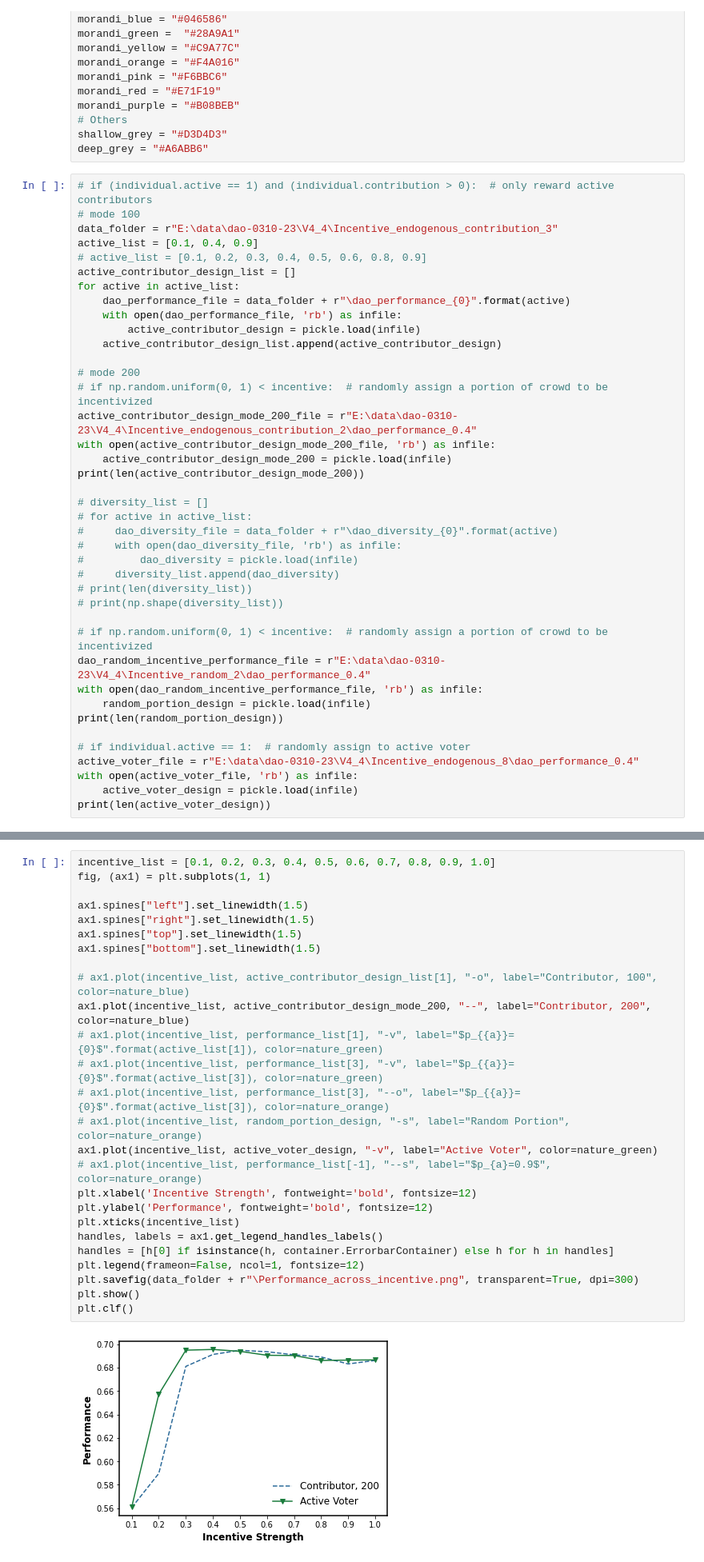
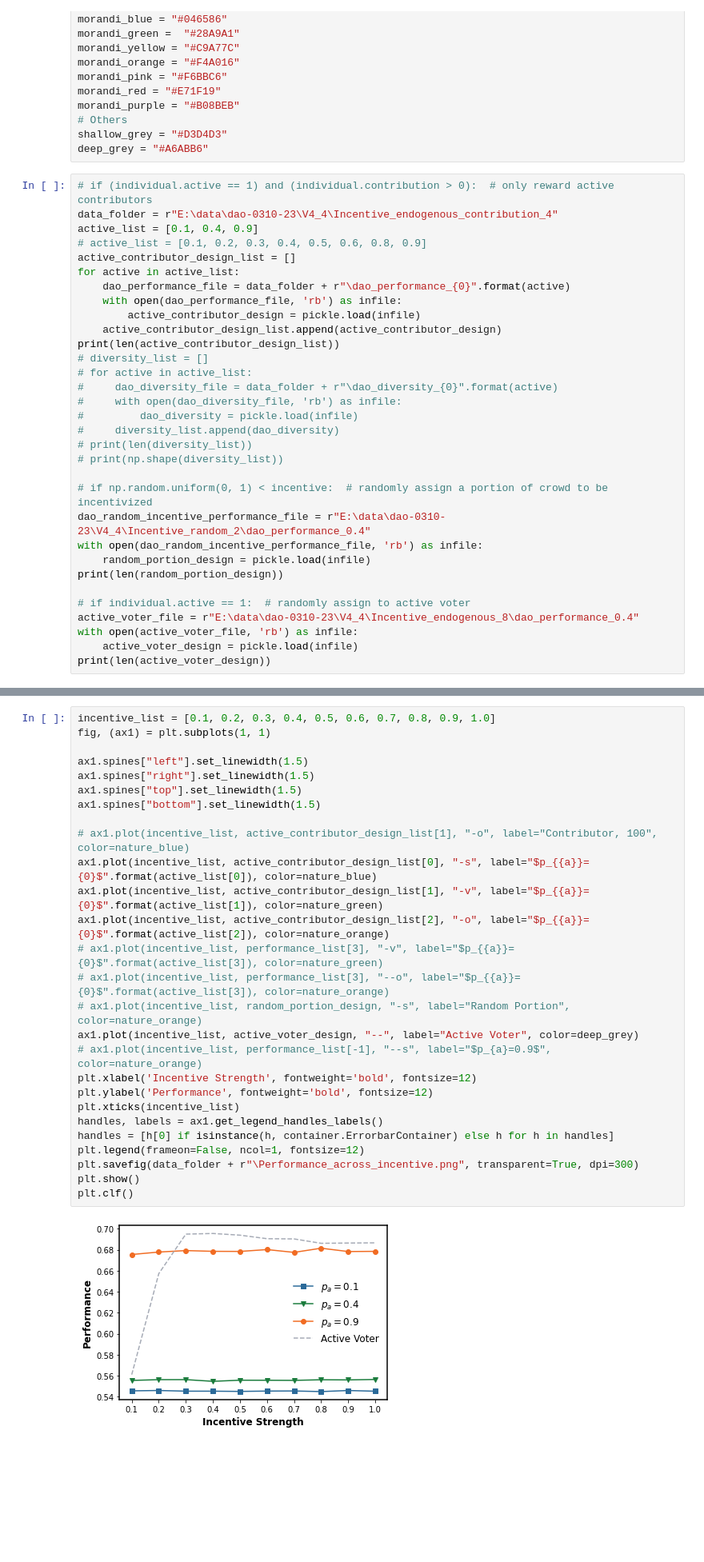
Before and after one commit to GrandJune/DAOs, a Jupyter notebook: V4/Incentive_endogenous_contribution/Evaluator.ipynb, the cells around one changed output, grey strips where cells are left out. Shown: that part at 80% size. Cells and saved outputs as stored; diff of their text form; blank space fills up the shorter version.

```diff
--- a/V4/Incentive_endogenous_contribution/Evaluator.ipynb
+++ b/V4/Incentive_endogenous_contribution/Evaluator.ipynb
@@ -26,8 +26,7 @@ shallow_grey = "#D3D4D3"
 deep_grey = "#A6ABB6"
 # %%
 # if (individual.active == 1) and (individual.contribution > 0):  # only reward active contributors
-# mode 100
-data_folder = r"E:\data\dao-0310-23\V4_4\Incentive_endogenous_contribution_3"
+data_folder = r"E:\data\dao-0310-23\V4_4\Incentive_endogenous_contribution_4"
 active_list = [0.1, 0.4, 0.9]
 # active_list = [0.1, 0.2, 0.3, 0.4, 0.5, 0.6, 0.8, 0.9]
 active_contributor_design_list = []
@@ -36,14 +35,7 @@ for active in active_list:
     with open(dao_performance_file, 'rb') as infile:
         active_contributor_design = pickle.load(infile)
     active_contributor_design_list.append(active_contributor_design)
-
-# mode 200
-# if np.random.uniform(0, 1) < incentive:  # randomly assign a portion of crowd to be incentivized
-active_contributor_design_mode_200_file = r"E:\data\dao-0310-23\V4_4\Incentive_endogenous_contribution_2\dao_performance_0.4"
-with open(active_contributor_design_mode_200_file, 'rb') as infile:
-    active_contributor_design_mode_200 = pickle.load(infile)
-print(len(active_contributor_design_mode_200))
-
+print(len(active_contributor_design_list))
 # diversity_list = []
 # for active in active_list:
 #     dao_diversity_file = data_folder + r"\dao_diversity_{0}".format(active)
@@ -71,31 +63,32 @@ print(len(active_voter_design))
 # %%
 incentive_list = [0.1, 0.2, 0.3, 0.4, 0.5, 0.6, 0.7, 0.8, 0.9, 1.0]
 fig, (ax1) = plt.subplots(1, 1)
 
 ax1.spines["left"].set_linewidth(1.5)
 ax1.spines["right"].set_linewidth(1.5)
 ax1.spines["top"].set_linewidth(1.5)
 ax1.spines["bottom"].set_linewidth(1.5)
 
 # ax1.plot(incentive_list, active_contributor_design_list[1], "-o", label="Contributor, 100", color=nature_blue)
-ax1.plot(incentive_list, active_contributor_design_mode_200, "--", label="Contributor, 200", color=nature_blue)
-# ax1.plot(incentive_list, performance_list[1], "-v", label="$p_{{a}}={0}$".format(active_list[1]), color=nature_green)
+ax1.plot(incentive_list, active_contributor_design_list[0], "-s", label="$p_{{a}}={0}$".format(active_list[0]), color=nature_blue)
+ax1.plot(incentive_list, active_contributor_design_list[1], "-v", label="$p_{{a}}={0}$".format(active_list[1]), color=nature_green)
+ax1.plot(incentive_list, active_contributor_design_list[2], "-o", label="$p_{{a}}={0}$".format(active_list[2]), color=nature_orange)
 # ax1.plot(incentive_list, performance_list[3], "-v", label="$p_{{a}}={0}$".format(active_list[3]), color=nature_green)
 # ax1.plot(incentive_list, performance_list[3], "--o", label="$p_{{a}}={0}$".format(active_list[3]), color=nature_orange)
 # ax1.plot(incentive_list, random_portion_design, "-s", label="Random Portion", color=nature_orange)
-ax1.plot(incentive_list, active_voter_design, "-v", label="Active Voter", color=nature_green)
+ax1.plot(incentive_list, active_voter_design, "--", label="Active Voter", color=deep_grey)
 # ax1.plot(incentive_list, performance_list[-1], "--s", label="$p_{a}=0.9$", color=nature_orange)
 plt.xlabel('Incentive Strength', fontweight='bold', fontsize=12)
 plt.ylabel('Performance', fontweight='bold', fontsize=12)
 plt.xticks(incentive_list)
 handles, labels = ax1.get_legend_handles_labels()
 handles = [h[0] if isinstance(h, container.ErrorbarContainer) else h for h in handles]
 plt.legend(frameon=False, ncol=1, fontsize=12)
 plt.savefig(data_folder + r"\Performance_across_incentive.png", transparent=True, dpi=300)
 plt.show()
 plt.clf()
 # %% [output]
-[figure, old version]
+[figure, new version]
 <Figure size 432x288 with 0 Axes>
 # %%
 incentive_list = [0.1, 0.2, 0.3, 0.4, 0.5, 0.6, 0.7, 0.8, 0.9, 1.0]
```
Also changed, not shown: parts of 1 cell of this notebook, 3 other files.
